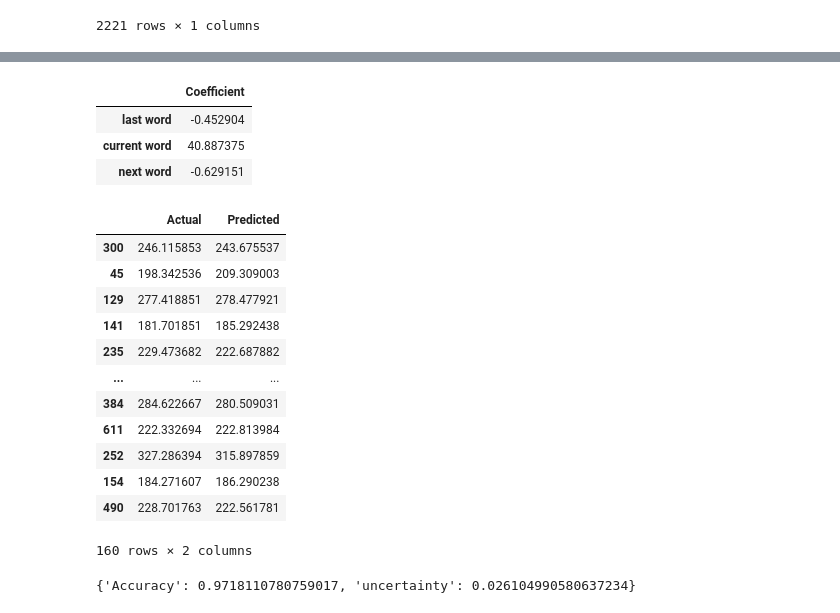
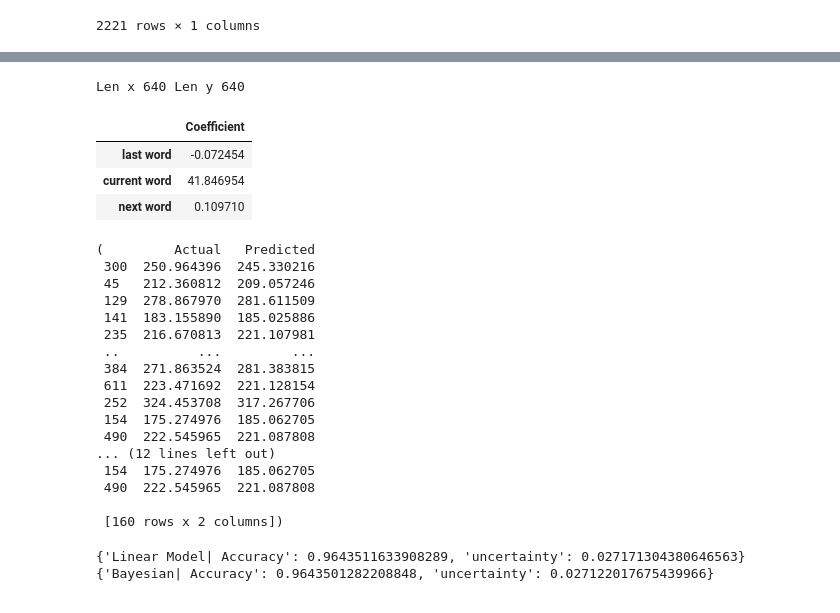
Before and after one commit to concrete-kite/Projeto-N.E.M, a Jupyter notebook: Machine Learning/status2.ipynb, the cells around one changed output, grey strips where cells are left out. Saved outputs shown, nothing was run; the diff lists cells and outputs as text; code cells hidden in the pictures.

```diff
--- a/Machine Learning/status2.ipynb
+++ b/Machine Learning/status2.ipynb
@@ -134,50 +137,72 @@ n.plot(title="Frequencia de Palavras", xticks=[])
 df_st = df.copy()
 x = df_st.drop(columns=['time'])
 y = df_st['time']
+
+print("Len x {} Len y {}".format(len(x),len(y)))
+# %% [output]
+Len x 640 Len y 640
 # %%
 # Primeira solução possivel, regressão. Podemos tentar fazer com que cada numero nos de um tempo medio
 
 X_train, X_test, y_train, y_test = train_test_split(x, y, test_size = 0.25, random_state = 200)
 
 scaler = StandardScaler()
 scaler.fit(X_train)
 scaler.fit(X_test)
 X_train = scaler.transform(X_train)
 X_test = scaler.transform(X_test)
 
 regressor = LinearRegression()
 regressor = regressor.fit(X_train, y_train)
 
+ridge_regressor = BayesianRidge()
+ridge_regressor.fit(X_train, y_train)
+
 # Coeficient of every dimension in Multiplynomial Regression
 coeff_df = pd.DataFrame(regressor.coef_, x.columns, columns=['Coefficient'])
 coeff_df
 # %% [output]
 |  | Coefficient |
-| last word | -0.452904 |
-| current word | 40.887375 |
-| next word | -0.629151 |
+| last word | -0.072454 |
+| current word | 41.846954 |
+| next word | 0.109710 |
 # %%
 y_pred = regressor.predict(X_test)
 yDF = pd.DataFrame({'Actual': y_test, 'Predicted': y_pred})
 yDF
+
+y_pred_ridge = ridge_regressor.predict(X_test)
+yDFr = pd.DataFrame({'Actual': y_test, 'Predicted': y_pred})
+yDFr, yDF
 # %% [output]
-|  | Actual | Predicted |
-| 300 | 246.115853 | 243.675537 |
-| 45 | 198.342536 | 209.309003 |
-| 129 | 277.418851 | 278.477921 |
-| 141 | 181.701851 | 185.292438 |
-| 235 | 229.473682 | 222.687882 |
-| ... | ... | ... |
-| 384 | 284.622667 | 280.509031 |
-| 611 | 222.332694 | 222.813984 |
-| 252 | 327.286394 | 315.897859 |
-| 154 | 184.271607 | 186.290238 |
-| 490 | 228.701763 | 222.561781 |
-160 rows × 2 columns
+(         Actual   Predicted
+ 300  250.964396  245.330216
+ 45   212.360812  209.057246
+ 129  278.867970  281.611509
+ 141  183.155890  185.025886
+ 235  216.670813  221.107981
+ ..          ...         ...
+ 384  271.863524  281.383815
+ 611  223.471692  221.128154
+ 252  324.453708  317.267706
+ 154  175.274976  185.062705
+ 490  222.545965  221.087808
+... (12 lines left out)
+ 154  175.274976  185.062705
+ 490  222.545965  221.087808
+
+ [160 rows x 2 columns])
 # %%
 cross_regressor = LinearRegression()
 scores = cross_val_score(cross_regressor, X_test , y_test, cv = 10)
-results = {"Accuracy" : scores.mean(), "uncertainty" : scores.std() * 2}
-results
+results = {"Linear Model| Accuracy" : scores.mean(), "uncertainty" : scores.std() * 2}
+print(results)
+
+#O Modelo Baysiano é melhor que a regressão linear pura
+cross_ridge_regressor = BayesianRidge()
+scores = cross_val_score(cross_ridge_regressor, X_test , y_test, cv = 10)
+results = {"Bayesian| Accuracy" : scores.mean(), "uncertainty" : scores.std() * 2}
+print(results)
 # %% [output]
-{'Accuracy': 0.9718110780759017, 'uncertainty': 0.026104990580637234}
+{'Linear Model| Accuracy': 0.9643511633908289, 'uncertainty': 0.027171304380646563}
+{'Bayesian| Accuracy': 0.9643501282208848, 'uncertainty': 0.027122017675439966}
```
Also changed, not shown: parts of 10 cells of this notebook, 1 other file.
